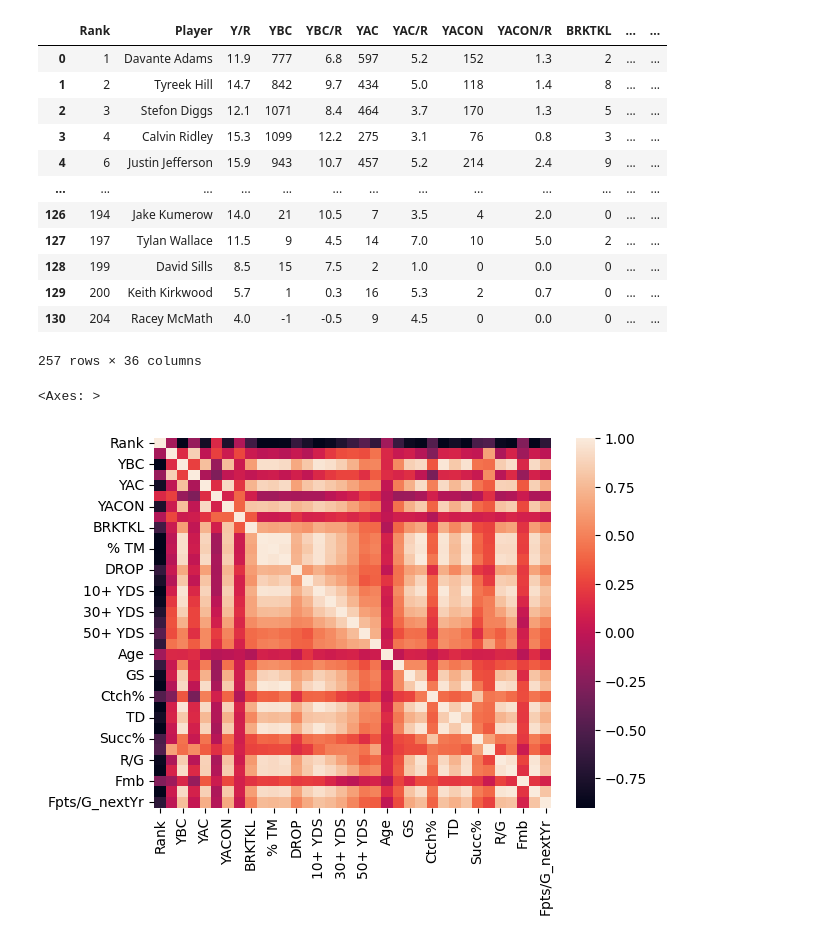
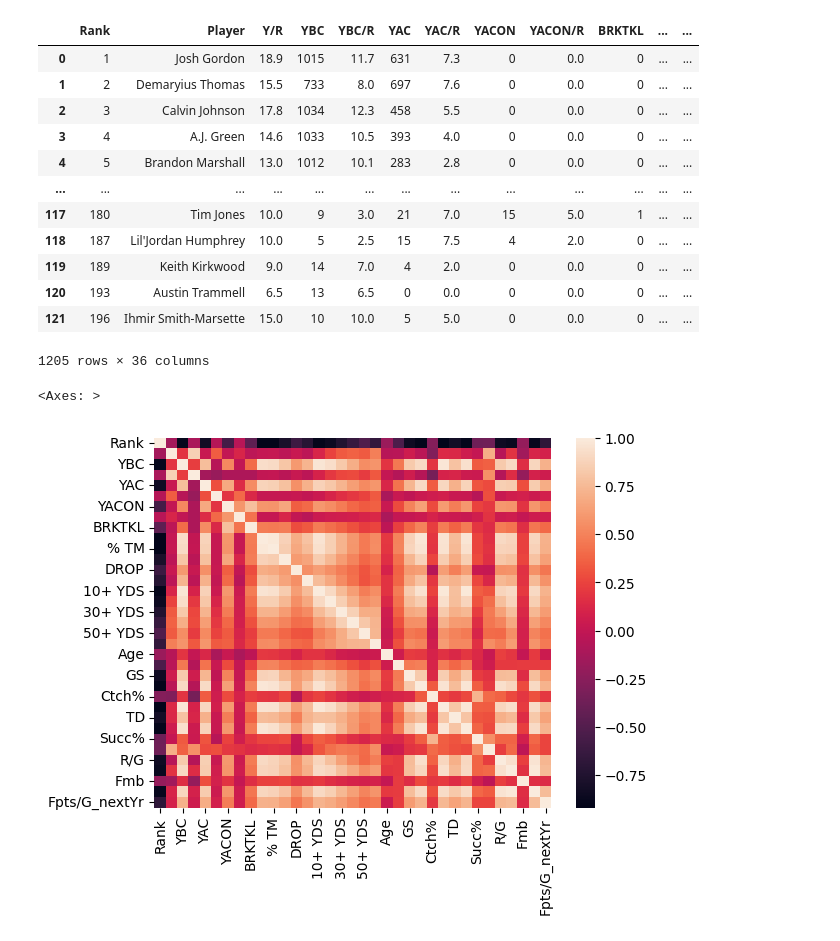
Before and after one commit to lukemrisser/Fantasy-Football-Production-Predictor-For-Wide-Receivers, a Jupyter notebook: WideReceivers.ipynb, the cells around one changed output. Drawn from its saved outputs; the diff is of its cells as text; code cells hidden in the pictures.

```diff
--- a/WideReceivers.ipynb
+++ b/WideReceivers.ipynb
@@ -15,6 +15,7 @@ def createWRDF(years_min, years_max):
     dfwr_master = addNextYrFpts(dfwr_list[0], dfwr_list[1])
     for i in range(1, len(dfwr_list) - 1):
         dfwr_master = pd.concat([dfwr_master, addNextYrFpts(dfwr_list[i], dfwr_list[i + 1])])
+    dfwr_master.dropna(inplace=True)
     return dfwr_master
 
 #Create list of dataframes for each year, oldest to newest
@@ -30,53 +31,54 @@ def gatherData(years_min, years_max):
         dfwr_list.append(dfwr)
     return dfwr_list
 
 #add advanced stats from fantasy pros
 def cleanFP(dfwr):
     dfwr['Player'] = dfwr['Player'].str.split("(").str[0].str.strip()
     dfwr = dfwr.drop(columns=['AIR', 'AIR/R', 'G', 'REC', 'YDS'])
     return dfwr
 #add basic stats from pro football reference
 def cleanPFR(dfwr):
     dfwr['Player'] = dfwr['Player'].str.replace(re.escape('*'), '', regex=True)
     dfwr['Player'] = dfwr['Player'].str.replace(re.escape('+'), '', regex=True).str.strip()
     dfwr['Fpts/G'] = dfwr.apply(lambda row: (row.Rec + row.Yds / 10 + row.TD * 6 + row.Fmb * - 2) / row.G, axis=1)
     dfwr = dfwr.drop(columns=['Tm', 'Pos', 'Y/R', 'Tgt', 'Lng', 'Rk'])
     return dfwr
 #combine advanced and basic stats into one dataframe
 def combine(dfwrA, dfwrB):
     dfwrA = cleanFP(dfwrA)
     dfwrB = cleanPFR(dfwrB)
     dfwr = pd.merge(dfwrA, dfwrB, left_on='Player', right_on='Player', how='inner')
     return dfwr
 
 #add fpts/g for next season
 def addNextYrFpts(dfwrcurr, dfwrnext):
     dfwrcurr = pd.merge(dfwrcurr, dfwrnext[['Player', 'Fpts/G']], left_on='Player', right_on='Player', how='inner', suffixes=('', '_nextYr'))
     return dfwrcurr
 
-dfwrMaster = createWRDF(20, 22)
+#Download from fp and pfr, combine to one file with two sheets, save as xlsx, WR and season number
+dfwrMaster = createWRDF(13, 23)
 dfwrMaster
 # %% [output]
 |  | Rank | Player | Y/R | YBC | YBC/R | YAC | YAC/R | YACON | YACON/R | BRKTKL | ... | ... |
-| 0 | 1 | Davante Adams | 11.9 | 777 | 6.8 | 597 | 5.2 | 152 | 1.3 | 2 | ... | ... |
-| 1 | 2 | Tyreek Hill | 14.7 | 842 | 9.7 | 434 | 5.0 | 118 | 1.4 | 8 | ... | ... |
-| 2 | 3 | Stefon Diggs | 12.1 | 1071 | 8.4 | 464 | 3.7 | 170 | 1.3 | 5 | ... | ... |
-| 3 | 4 | Calvin Ridley | 15.3 | 1099 | 12.2 | 275 | 3.1 | 76 | 0.8 | 3 | ... | ... |
-| 4 | 6 | Justin Jefferson | 15.9 | 943 | 10.7 | 457 | 5.2 | 214 | 2.4 | 9 | ... | ... |
+| 0 | 1 | Josh Gordon | 18.9 | 1015 | 11.7 | 631 | 7.3 | 0 | 0.0 | 0 | ... | ... |
+| 1 | 2 | Demaryius Thomas | 15.5 | 733 | 8.0 | 697 | 7.6 | 0 | 0.0 | 0 | ... | ... |
+| 2 | 3 | Calvin Johnson | 17.8 | 1034 | 12.3 | 458 | 5.5 | 0 | 0.0 | 0 | ... | ... |
+| 3 | 4 | A.J. Green | 14.6 | 1033 | 10.5 | 393 | 4.0 | 0 | 0.0 | 0 | ... | ... |
+| 4 | 5 | Brandon Marshall | 13.0 | 1012 | 10.1 | 283 | 2.8 | 0 | 0.0 | 0 | ... | ... |
 | ... | ... | ... | ... | ... | ... | ... | ... | ... | ... | ... | ... | ... |
-| 126 | 194 | Jake Kumerow | 14.0 | 21 | 10.5 | 7 | 3.5 | 4 | 2.0 | 0 | ... | ... |
-| 127 | 197 | Tylan Wallace | 11.5 | 9 | 4.5 | 14 | 7.0 | 10 | 5.0 | 2 | ... | ... |
-| 128 | 199 | David Sills | 8.5 | 15 | 7.5 | 2 | 1.0 | 0 | 0.0 | 0 | ... | ... |
-| 129 | 200 | Keith Kirkwood | 5.7 | 1 | 0.3 | 16 | 5.3 | 2 | 0.7 | 0 | ... | ... |
-| 130 | 204 | Racey McMath | 4.0 | -1 | -0.5 | 9 | 4.5 | 0 | 0.0 | 0 | ... | ... |
+| 117 | 180 | Tim Jones | 10.0 | 9 | 3.0 | 21 | 7.0 | 15 | 5.0 | 1 | ... | ... |
+| 118 | 187 | Lil'Jordan Humphrey | 10.0 | 5 | 2.5 | 15 | 7.5 | 4 | 2.0 | 0 | ... | ... |
+| 119 | 189 | Keith Kirkwood | 9.0 | 14 | 7.0 | 4 | 2.0 | 0 | 0.0 | 0 | ... | ... |
+| 120 | 193 | Austin Trammell | 6.5 | 13 | 6.5 | 0 | 0.0 | 0 | 0.0 | 0 | ... | ... |
+| 121 | 196 | Ihmir Smith-Marsette | 15.0 | 10 | 10.0 | 5 | 5.0 | 0 | 0.0 | 0 | ... | ... |
-257 rows × 36 columns
+1205 rows × 36 columns
 # %%
 #Data Analysis Portion. Will add to this
 corr=dfwrMaster.corr(numeric_only=True)
 sns.heatmap(corr)
 # %% [output]
 <Axes: >
-[figure, old version]
+[figure, new version]
 # %%
 #Machine Learning Portion
 X = dfwrMaster[['Rank', 'Y/R', 'YBC', 'YBC/R', 'YAC', 'YAC/R', 'YACON',
```
Also changed, not shown: parts of 1 cell of this notebook, 7 other files.
